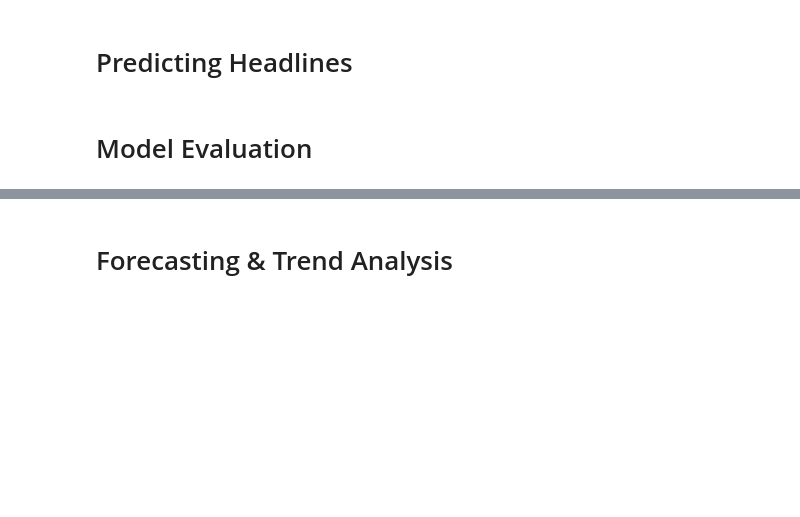
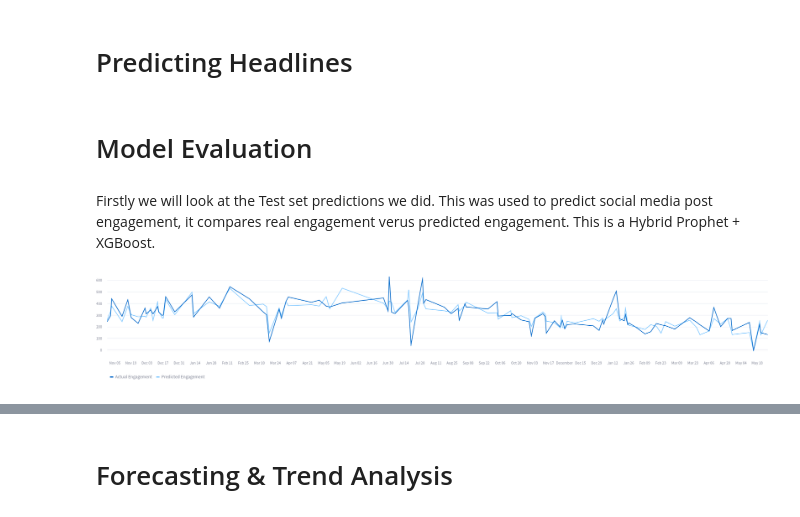
Before and after one commit to zyraaxo/Project-4-158755, a Jupyter notebook: Project 4 Notebook/Project 4 notebook.ipynb, the cells around one changed output, grey strips where cells are left out. Cells and saved outputs as stored; diff of their text form; code cells hidden in the pictures; blank space fills up the shorter version.

```diff
--- a/Project 4 Notebook/Project 4 notebook.ipynb
+++ b/Project 4 Notebook/Project 4 notebook.ipynb
@@ -516,3 +526,9 @@ This function ensures robust and fault-tolerant sentiment scoring using VADER, r
 # Predicting Headlines
 # %% [markdown]
 # Model Evaluation
+# %% [markdown]
+Firstly we will look at the Test set predictions we did. This was used to predict social media post engagement, it compares real engagement verus predicted engagement. This is a Hybrid Prophet + XGBoost.
+# %%
+display(Image(filename='Images/screen5.png'))
+# %% [output]
+[figure, added]
```
Also changed, not shown: parts of 28 cells of this notebook, 4 other files.
